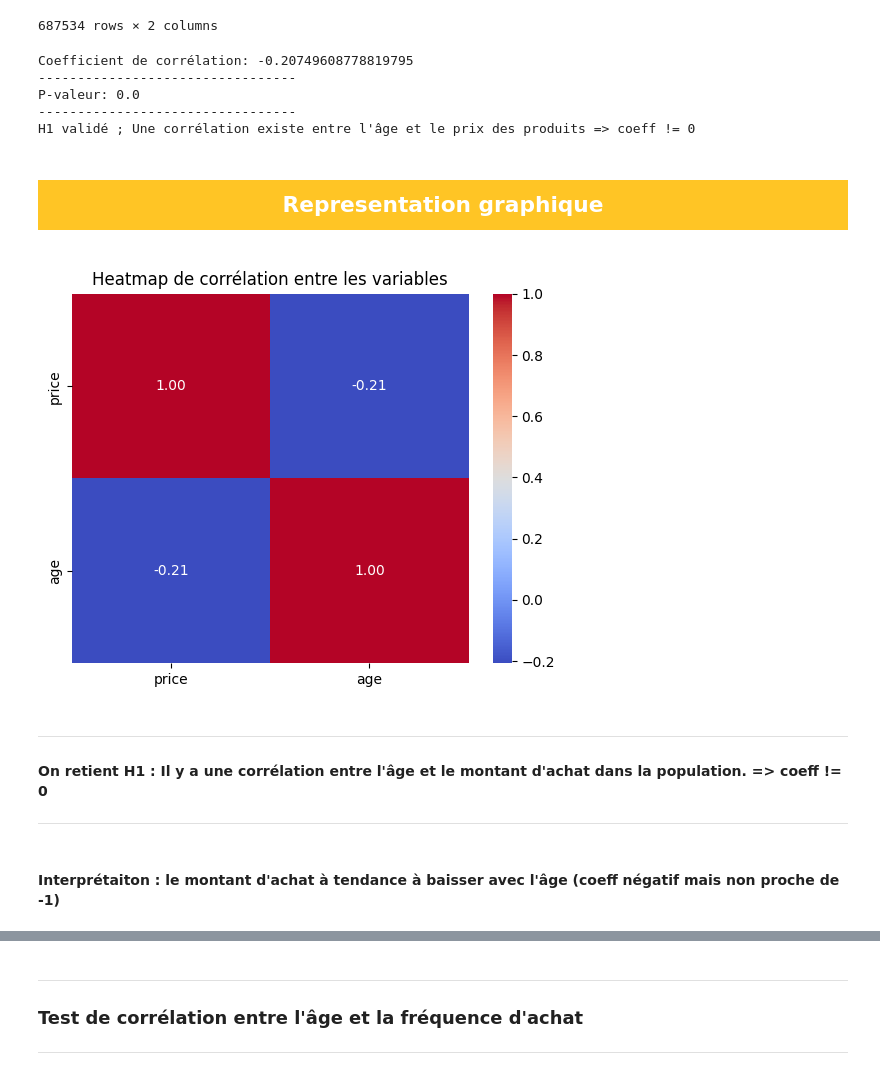
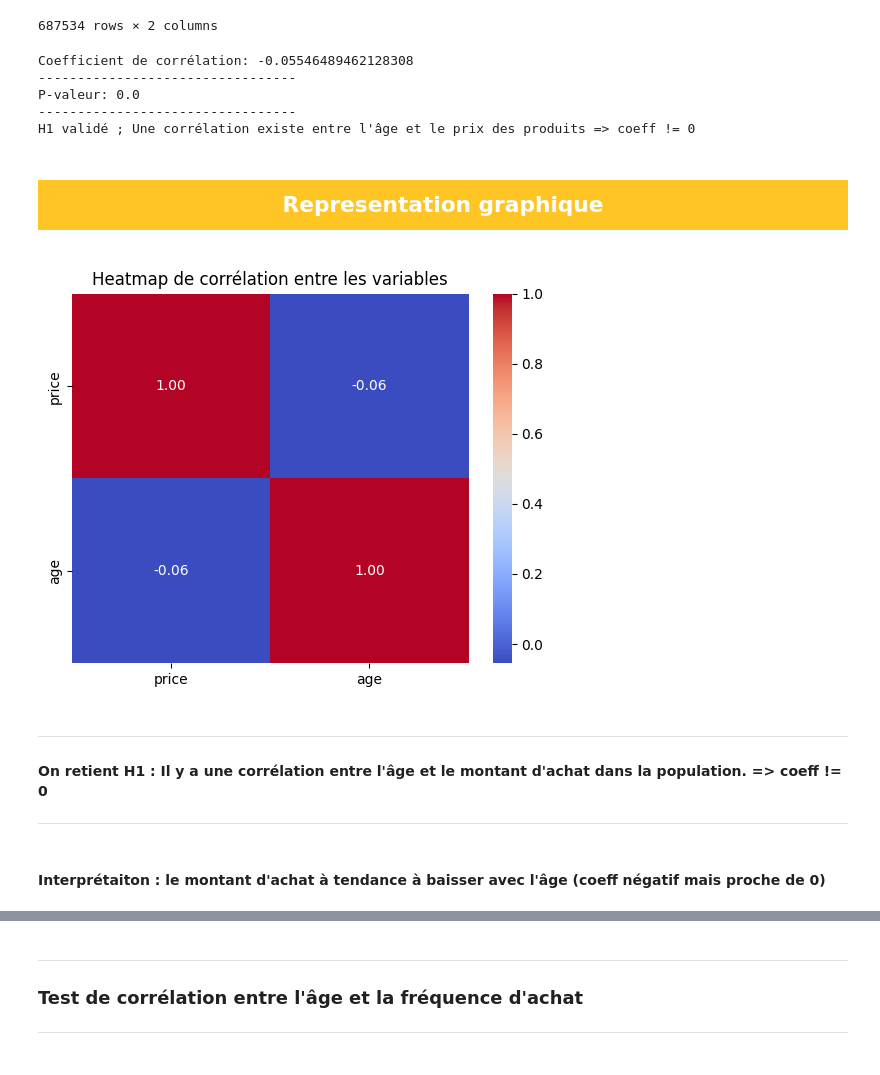
Before and after one commit to IshemZ/Projet_6-Lapage, a Jupyter notebook: Programme/5.data_statistics.ipynb, the cells around one changed output, grey strips where cells are left out. Drawn from its saved outputs; the diff is of its cells as text; code cells hidden in the pictures.

Commit message:
Ajout d'un test de Spearman (variable quanti ne suit pas la loi normale)

```diff
--- a/Programme/5.data_statistics.ipynb
+++ b/Programme/5.data_statistics.ipynb
@@ -616,7 +622,7 @@ df_coeff_correl
 687534 rows × 2 columns
 # %%
 # Calcul de la corrélation et de la p-valeur
-correlation, p_value = pearsonr(df_coeff_correl['age'], df_coeff_correl['price'])
+correlation, p_value = spearmanr(df_coeff_correl['age'], df_coeff_correl['price'])
 
 print(f"Coefficient de corrélation: {correlation}")
 print('---------------------------------')
@@ -629,7 +635,7 @@ if p_value < alpha: #je teste si la p-valeur(proba d'avoir l'age et le montant d
 else:
     print("H0 validé ; Aucune corrélation n'existe entre l'âge et le prix => coeff = 0")
 # %% [output]
-Coefficient de corrélation: -0.20749608778819795
+Coefficient de corrélation: -0.05546489462128308
 ---------------------------------
 P-valeur: 0.0
 ---------------------------------
@@ -641,17 +647,17 @@ H1 validé ; Une corrélation existe entre l'âge et le prix des produits => coe
 </h2>
 </div>
 # %%
-sns.heatmap(df_coeff_correl.corr(), annot=True, cmap='coolwarm', fmt=".2f")
+sns.heatmap(df_coeff_correl.corr(method='spearman'), annot=True, cmap='coolwarm', fmt=".2f")
 plt.title('Heatmap de corrélation entre les variables')
 plt.show()
 # %% [output]
-[figure, old version]
+[figure, new version]
 # %% [markdown]
 ---
 #### On retient H1 : Il y a une corrélation entre l'âge et le montant d'achat dans la population. => coeff != 0
 ---
 # %% [markdown]
-#### Interprétaiton : le montant d'achat à tendance à baisser avec l'âge (coeff négatif mais non proche de -1)
+#### Interprétaiton : le montant d'achat à tendance à baisser avec l'âge (coeff négatif mais proche de 0)
 # %% [markdown]
 <div style="background-color: rgb(343, 197, 37);" >
 </div>
```
Also changed, not shown: parts of 4 cells of this notebook.
